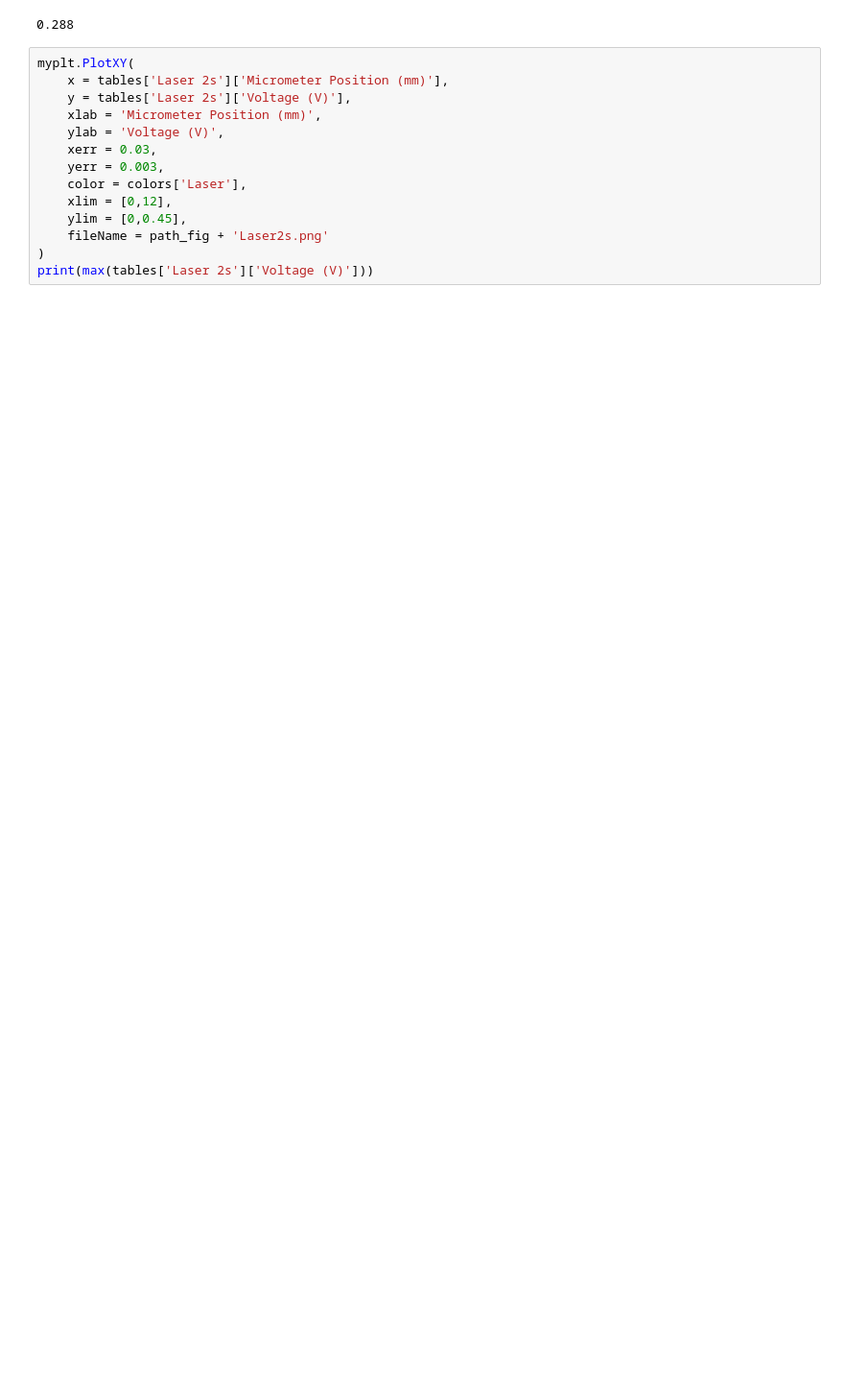
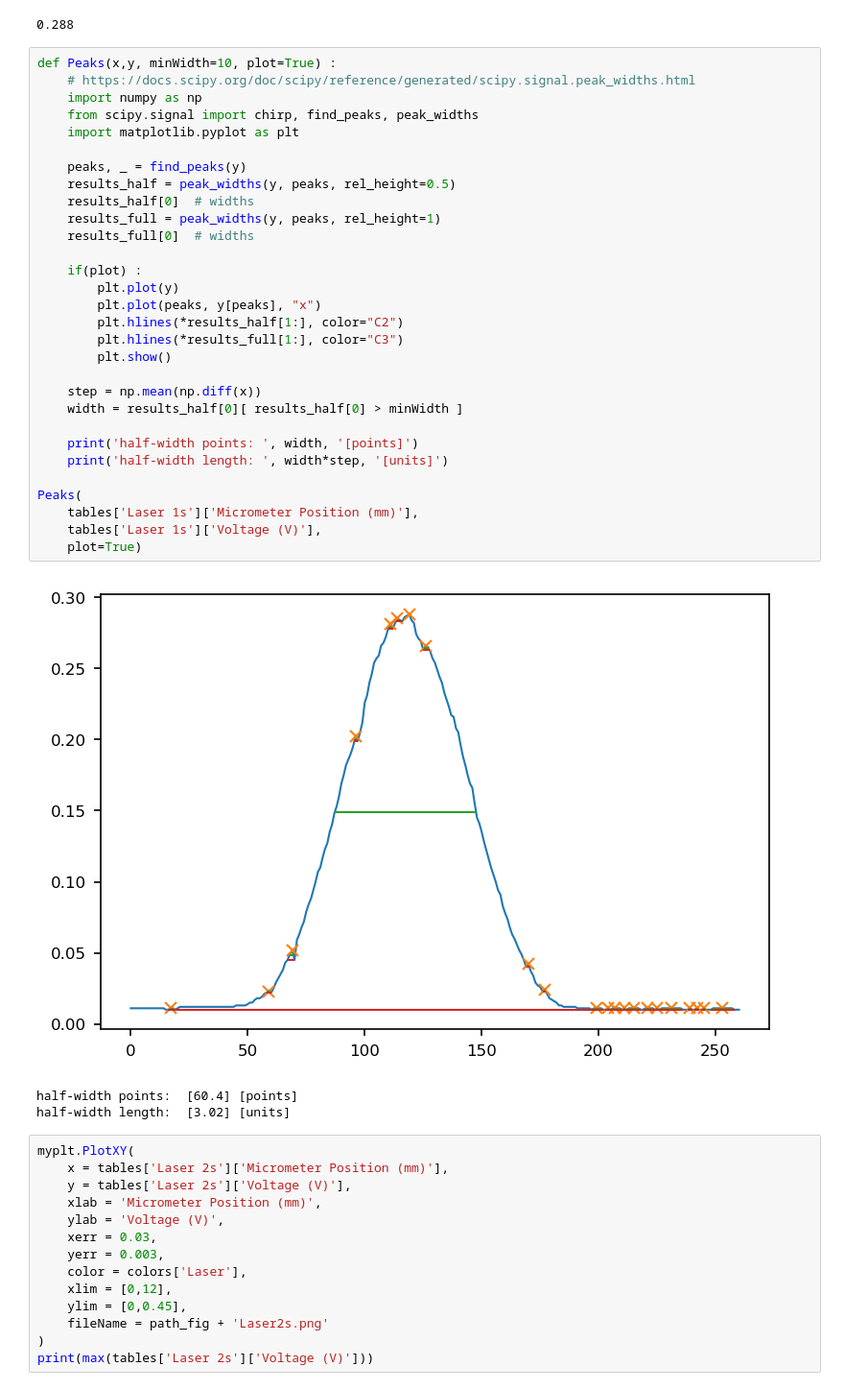
Before and after one commit to parallax-xallaraq/PHSX616, a Jupyter notebook: Lab1 - Two Slit Interference/Code/BasicDataPlotting.ipynb, the cells around one changed output. Shown at 96% size. Cells and saved outputs as stored; diff of their text form; blank space fills up the shorter version.

```diff
--- a/Lab1 - Two Slit Interference/Code/BasicDataPlotting.ipynb
+++ b/Lab1 - Two Slit Interference/Code/BasicDataPlotting.ipynb
@@ -77,6 +77,40 @@ print(max(tables['Laser 1s']['Voltage (V)']))
 # %% [output]
 [figure]
 0.288
+# %%
+def Peaks(x,y, minWidth=10, plot=True) :
+    # https://docs.scipy.org/doc/scipy/reference/generated/scipy.signal.peak_widths.html
+    import numpy as np
+    from scipy.signal import chirp, find_peaks, peak_widths
+    import matplotlib.pyplot as plt
+
+    peaks, _ = find_peaks(y)
+    results_half = peak_widths(y, peaks, rel_height=0.5)
+    results_half[0]  # widths
+    results_full = peak_widths(y, peaks, rel_height=1)
+    results_full[0]  # widths
+
+    if(plot) :
+        plt.plot(y)
+        plt.plot(peaks, y[peaks], "x")
+        plt.hlines(*results_half[1:], color="C2")
+        plt.hlines(*results_full[1:], color="C3")
+        plt.show()
+
+    step = np.mean(np.diff(x))
+    width = results_half[0][ results_half[0] > minWidth ]
+
+    print('half-width points: ', width, '[points]')
+    print('half-width length: ', width*step, '[units]')
+
+Peaks(
+    tables['Laser 1s']['Micrometer Position (mm)'],
+    tables['Laser 1s']['Voltage (V)'],
+    plot=True)
+# %% [output]
+[figure, added]
+half-width points:  [60.4] [points]
+half-width length:  [3.02] [units]
 # %%
 myplt.PlotXY(
     x = tables['Laser 2s']['Micrometer Position (mm)'],
```
